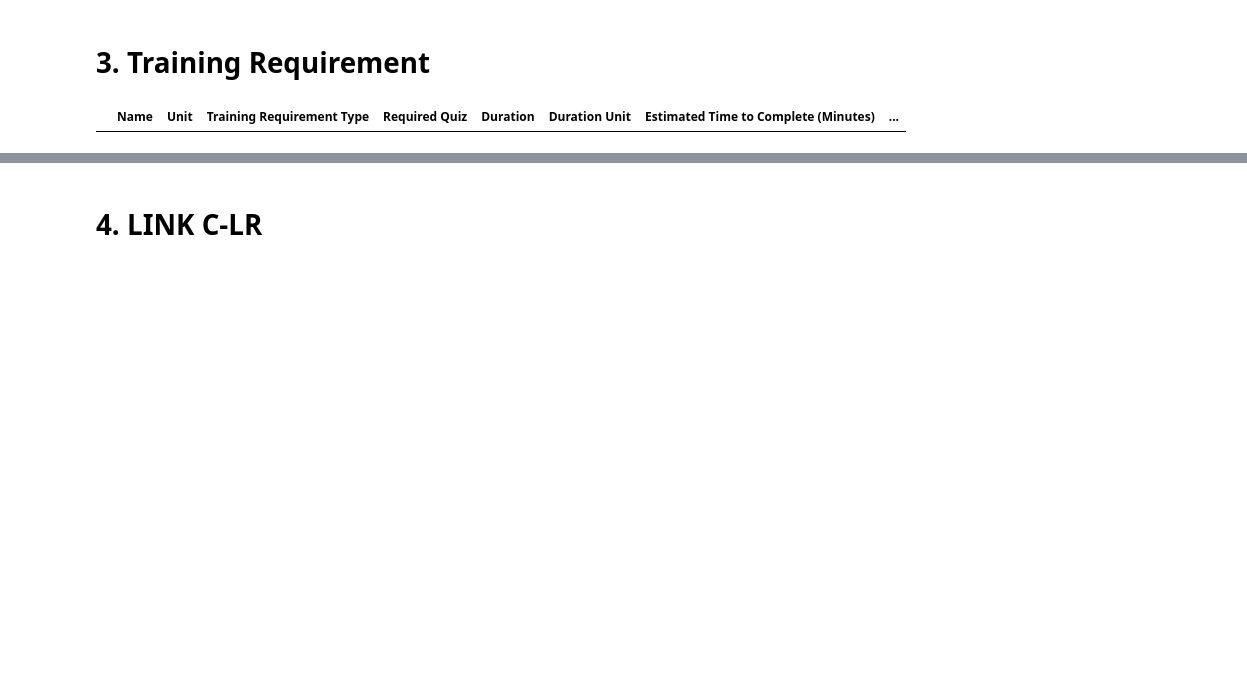
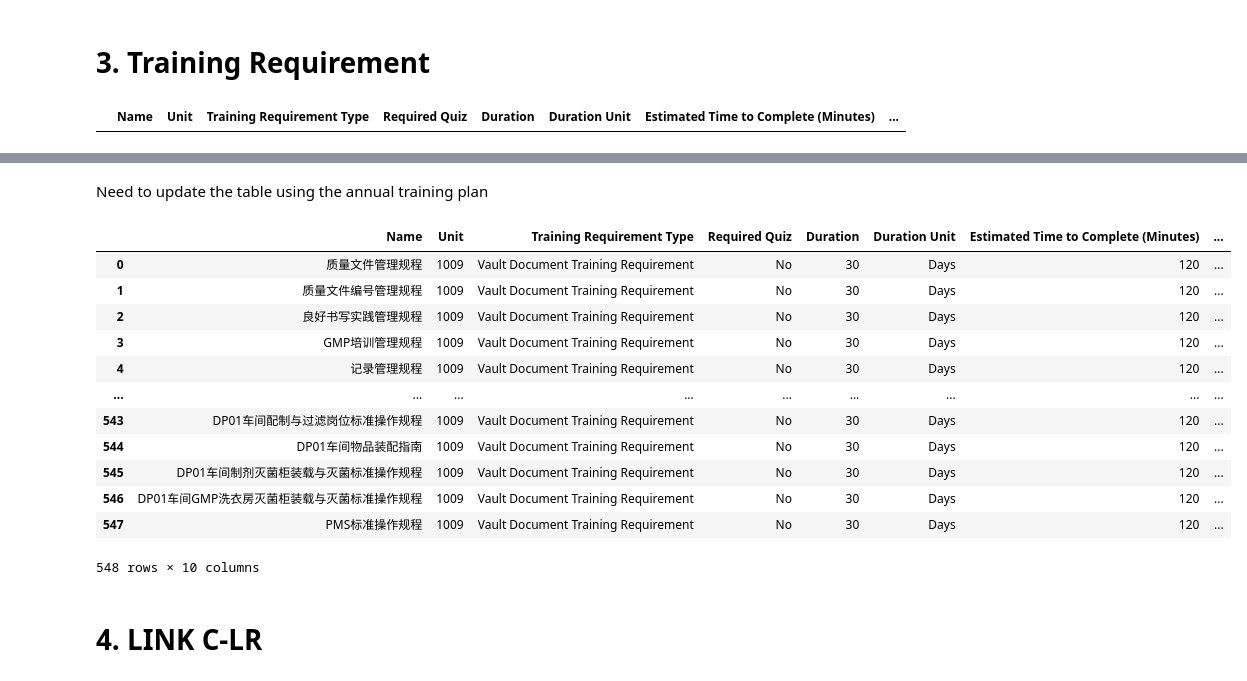
Before and after one commit to taha-parsayan/DAQUMA_project_1, a Jupyter notebook: Code/training_matrix.ipynb, the cells around one changed output, grey strips where cells are left out. Saved outputs shown, nothing was run; the diff lists cells and outputs as text; code cells hidden in the pictures; blank space fills up the shorter version.

```diff
--- a/Code/training_matrix.ipynb
+++ b/Code/training_matrix.ipynb
@@ -167,3 +168,43 @@ TR
+# %% [markdown]
+Need to update the table using the annual training plan
+# %%
+path = os.path.join(clean_data_path, "Annual_Training_Plan.xlsx")
+Annual_Training_Plan = pd.read_excel(path)
+
+freq_map = (
+    Annual_Training_Plan
+        .groupby('Training topic')['Training frequency (month)']
+        .max()
+)
+'''
+Because one topic appears multiple times, this:
+- collapses them into one row per topic
+- keeps the largest frequency value
+'''
+
+# Create a mask for rows in TR where 'Name' is in freq_map index
+mask = TR['Name'].isin(freq_map.index) # -> True/False for each row
+
+TR.loc[mask, 'Recur'] = 'Yes'
+TR.loc[mask, 'Recur Frequency'] = TR.loc[mask, 'Name'].map(freq_map)
+
+
+TR[TR['Name'].isin(Annual_Training_Plan['Training topic'])]
+TR
+# %% [output]
+|  | Name | Unit | Training Requirement Type | Required Quiz | Duration | Duration Unit | Estimated Time to Complete (Minutes) | ... |
+| 0 | 质量文件管理规程 | 1009 | Vault Document Training Requirement | No | 30 | Days | 120 | ... |
+| 1 | 质量文件编号管理规程 | 1009 | Vault Document Training Requirement | No | 30 | Days | 120 | ... |
+| 2 | 良好书写实践管理规程 | 1009 | Vault Document Training Requirement | No | 30 | Days | 120 | ... |
+| 3 | GMP培训管理规程 | 1009 | Vault Document Training Requirement | No | 30 | Days | 120 | ... |
+| 4 | 记录管理规程 | 1009 | Vault Document Training Requirement | No | 30 | Days | 120 | ... |
+| ... | ... | ... | ... | ... | ... | ... | ... | ... |
+| 543 | DP01车间配制与过滤岗位标准操作规程 | 1009 | Vault Document Training Requirement | No | 30 | Days | 120 | ... |
+| 544 | DP01车间物品装配指南 | 1009 | Vault Document Training Requirement | No | 30 | Days | 120 | ... |
+| 545 | DP01车间制剂灭菌柜装载与灭菌标准操作规程 | 1009 | Vault Document Training Requirement | No | 30 | Days | 120 | ... |
+| 546 | DP01车间GMP洗衣房灭菌柜装载与灭菌标准操作规程 | 1009 | Vault Document Training Requirement | No | 30 | Days | 120 | ... |
+| 547 | PMS标准操作规程 | 1009 | Vault Document Training Requirement | No | 30 | Days | 120 | ... |
+548 rows × 10 columns
 # %% [markdown]
 # 4. LINK C-LR
 # %%
```
Also changed, not shown: parts of 5 cells of this notebook, 1 other file.
